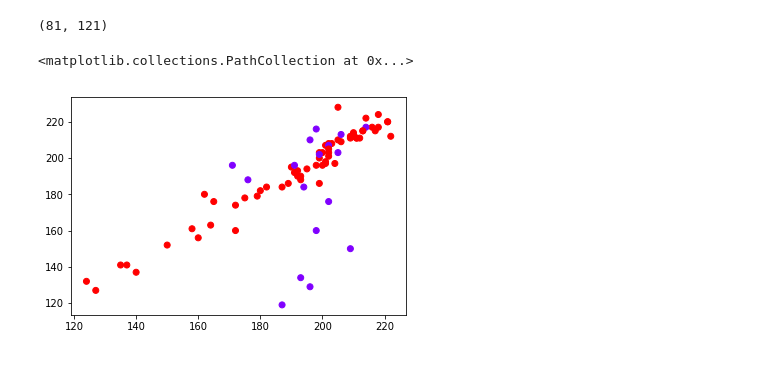
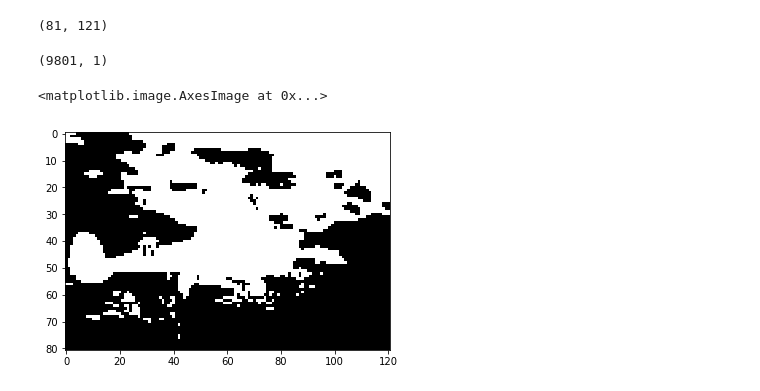
Before and after one commit to likarajo/PCA_Spectral_Clustering, a Jupyter notebook: sc.ipynb, the cells around one changed output. Saved outputs shown, nothing was run; the diff lists cells and outputs as text; code cells hidden in the pictures.

```diff
--- a/sc.ipynb
+++ b/sc.ipynb
@@ -85,8 +105,18 @@ print(img.shape)
 # %% [output]
 (81, 121)
-# %%
-plt.figure()
-plt.scatter(img[:,0],img[:,1], c=KMeans(n_clusters=2).fit(img).labels_, cmap='rainbow')
-# %% [output]
-<matplotlib.collections.PathCollection at 0x...>
-[figure, removed]
+# %%
+height, width = image.shape
+image1d = image.reshape(height*width, 1)
+# %%
+print(image1d.shape)
+# %% [output]
+(9801, 1)
+# %%
+clf = KMeans(n_clusters=2)
+clf.fit(image1d)
+index = np.copy(clf.labels_)
+plt.figure()
+plt.imshow(index.reshape(height, width), cmap='gray', vmin=0, vmax=1)
+# %% [output]
+<matplotlib.image.AxesImage at 0x...>
+[figure, added]
```
Also changed, not shown: parts of 19 cells of this notebook, 2 other files.
